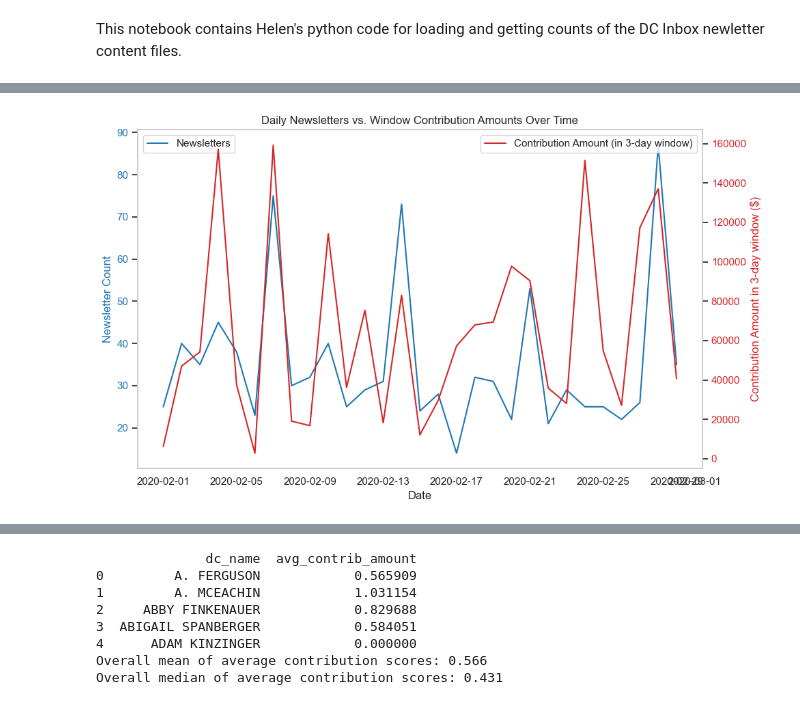
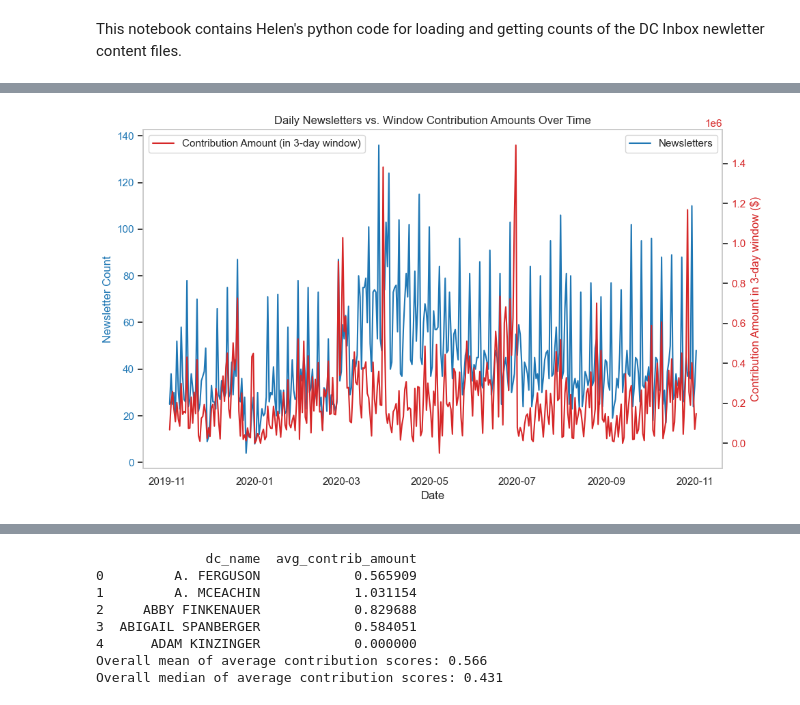
Before and after one commit to marobinette/cfd-project-ds1, a Jupyter notebook: notebooks/Matched_Politicians_EDA.ipynb, the cells around one changed output, grey strips where cells are left out. Saved outputs shown, nothing was run; the diff lists cells and outputs as text; code cells hidden in the pictures.

```diff
--- a/notebooks/Matched_Politicians_EDA.ipynb
+++ b/notebooks/Matched_Politicians_EDA.ipynb
@@ -275,11 +264,11 @@ plt.show()
 joined_all_df["dc_date"] = pd.to_datetime(joined_all_df["dc_date"])
 
 # Limit to one month
-joined_date_filter_df = joined_all_df[joined_all_df["dc_date"].between("2020-02-01", "2020-02-29")]
+# joined_date_filter_df = joined_all_df[joined_all_df["dc_date"].between("2020-02-01", "2020-02-29")]
 
 # Group by day (if multiple rows per date)
 daily_df = (
-    joined_date_filter_df
+    joined_all_df
     .groupby("dc_date", as_index=False)
     .agg({
         "newsletter_count": "sum",
@@ -301,34 +290,34 @@ sns.lineplot(
     label="Newsletters"
 )
 ax1.set_ylabel("Newsletter Count", color="tab:blue")
 ax1.tick_params(axis='y', labelcolor="tab:blue")
 
 # Create second y-axis for contribution amounts
 ax2 = ax1.twinx()
 sns.lineplot(
     data=daily_df,
     x="dc_date",
     y="window_contrib_amount",
     ax=ax2,
     color="tab:red",
     label="Contribution Amount (in 3-day window)"
 )
 ax2.set_ylabel("Contribution Amount in 3-day window ($)", color="tab:red")
 ax2.tick_params(axis='y', labelcolor="tab:red")
 
 # Labels, titles, and cleanup
 ax1.set_xlabel("Date")
 plt.title("Daily Newsletters vs. Window Contribution Amounts Over Time")
 plt.xticks(rotation=90)
 
 # Remove gridlines
 ax1.grid(False)
 ax2.grid(False)
 
 fig.tight_layout()
 plt.show()
 # %% [output]
-[figure, old version]
+[figure, new version]
 # %%
 # Make sure dates are in datetime format
 joined_all_df["dc_date"] = pd.to_datetime(joined_all_df["dc_date"])
```
Also changed, not shown: parts of 14 cells of this notebook.
